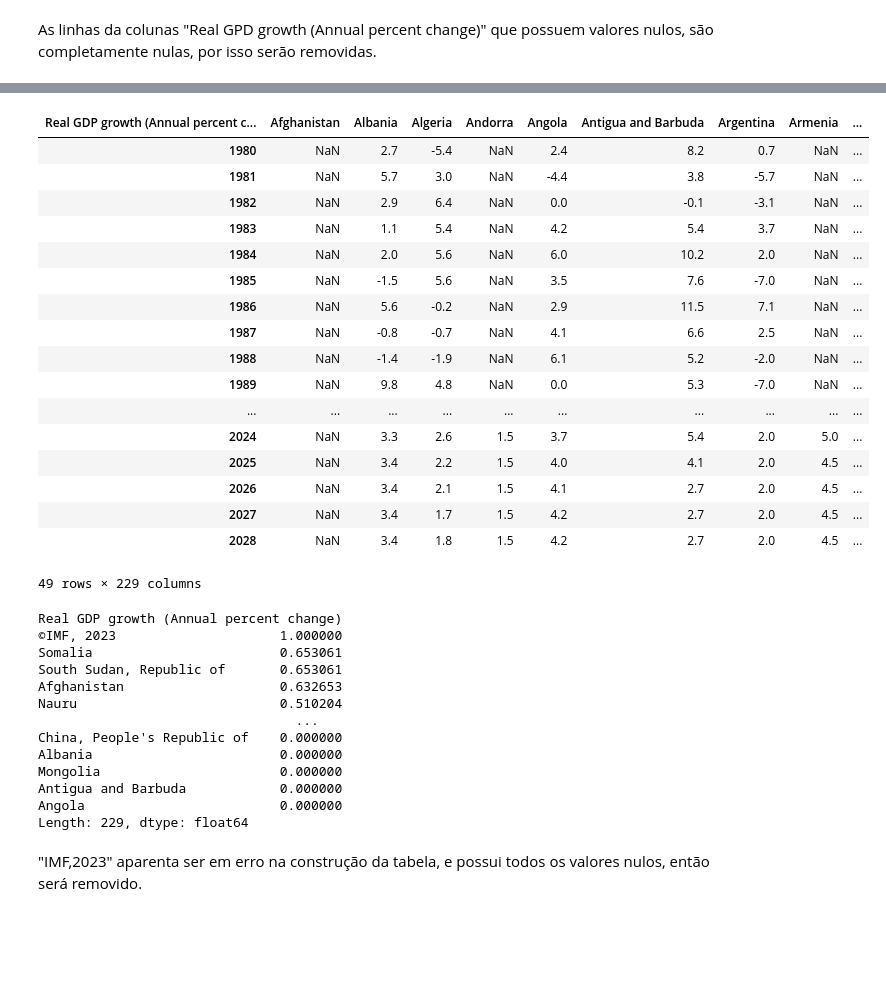
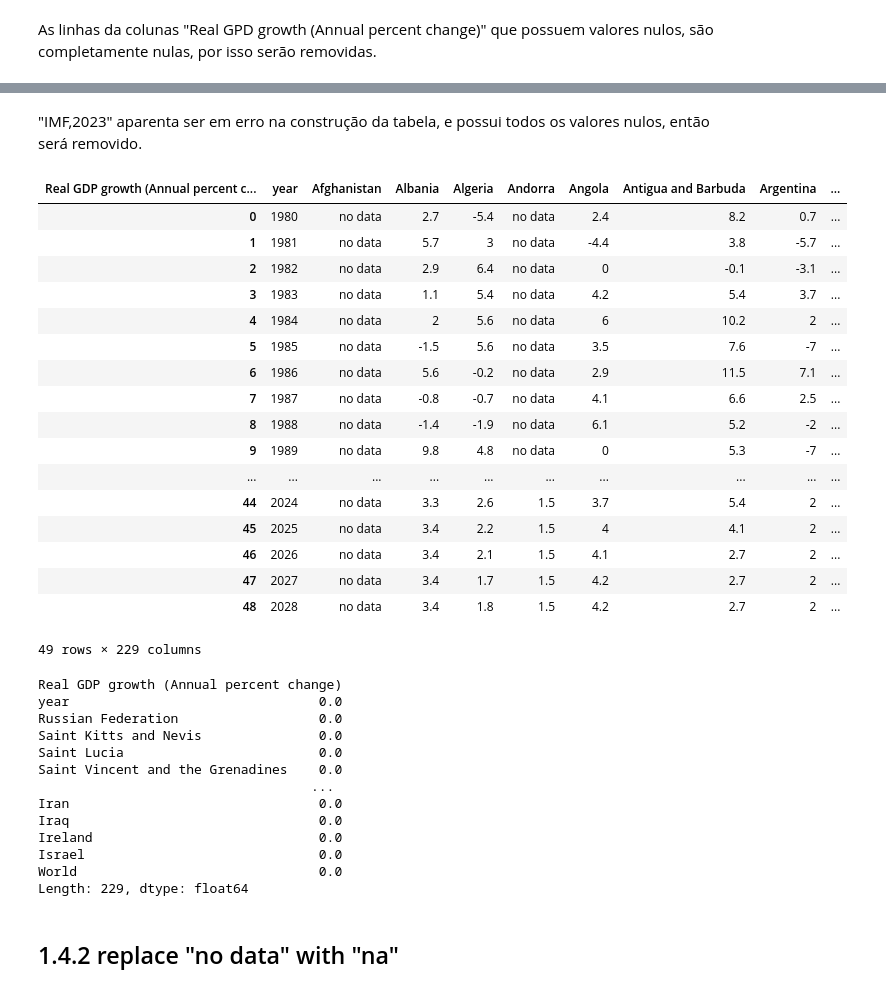
Before and after one commit to lavinomenezes/Desafio_DS_Series_Temporais, a Jupyter notebook: notebooks/desafio_ds_v01_data_description.ipynb, the cells around one changed output, grey strips where cells are left out. Saved outputs shown, nothing was run; the diff lists cells and outputs as text; code cells hidden in the pictures; blank space fills up the shorter version.

```diff
--- a/notebooks/desafio_ds_v01_data_description.ipynb
+++ b/notebooks/desafio_ds_v01_data_description.ipynb
@@ -93,47 +191,53 @@ df1
 | 228 | World | 2.1 | 1.9 | 0.7 | 2.6 | 4.6 | 3.6 | 3.6 | 3.9 | 4.7 | ... |
 | 230 | ©IMF, 2023 | NaN | NaN | NaN | NaN | NaN | NaN | NaN | NaN | NaN | ... |
 229 rows × 50 columns
+# %% [markdown]
+"IMF,2023" aparenta ser em erro na construção da tabela, e possui todos os valores nulos, então será removido.
+# %%
+df1 = df1[~(df1['Real GDP growth (Annual percent change)'] == '©IMF, 2023')]
 # %%
 df_11 = df1.T
 new_columns = df_11.loc["Real GDP growth (Annual percent change)"]
 df_11.columns = new_columns
 df_11 = df_11.iloc[1:]
-df_11
+df_11 = df_11.reset_index().rename(columns={"index": "year"})
+# rename index
+df_11.rename_axis(None)
 # %% [output]
-| Real GDP growth (Annual percent c... | Afghanistan | Albania | Algeria | Andorra | Angola | Antigua and Barbuda | Argentina | Armenia | ... |
-| 1980 | NaN | 2.7 | -5.4 | NaN | 2.4 | 8.2 | 0.7 | NaN | ... |
-| 1981 | NaN | 5.7 | 3.0 | NaN | -4.4 | 3.8 | -5.7 | NaN | ... |
-| 1982 | NaN | 2.9 | 6.4 | NaN | 0.0 | -0.1 | -3.1 | NaN | ... |
-| 1983 | NaN | 1.1 | 5.4 | NaN | 4.2 | 5.4 | 3.7 | NaN | ... |
-| 1984 | NaN | 2.0 | 5.6 | NaN | 6.0 | 10.2 | 2.0 | NaN | ... |
-| 1985 | NaN | -1.5 | 5.6 | NaN | 3.5 | 7.6 | -7.0 | NaN | ... |
-| 1986 | NaN | 5.6 | -0.2 | NaN | 2.9 | 11.5 | 7.1 | NaN | ... |
-| 1987 | NaN | -0.8 | -0.7 | NaN | 4.1 | 6.6 | 2.5 | NaN | ... |
-| 1988 | NaN | -1.4 | -1.9 | NaN | 6.1 | 5.2 | -2.0 | NaN | ... |
-| 1989 | NaN | 9.8 | 4.8 | NaN | 0.0 | 5.3 | -7.0 | NaN | ... |
+| Real GDP growth (Annual percent c... | year | Afghanistan | Albania | Algeria | Andorra | Angola | Antigua and Barbuda | Argentina | ... |
+| 0 | 1980 | no data | 2.7 | -5.4 | no data | 2.4 | 8.2 | 0.7 | ... |
+| 1 | 1981 | no data | 5.7 | 3 | no data | -4.4 | 3.8 | -5.7 | ... |
+| 2 | 1982 | no data | 2.9 | 6.4 | no data | 0 | -0.1 | -3.1 | ... |
+| 3 | 1983 | no data | 1.1 | 5.4 | no data | 4.2 | 5.4 | 3.7 | ... |
+| 4 | 1984 | no data | 2 | 5.6 | no data | 6 | 10.2 | 2 | ... |
+| 5 | 1985 | no data | -1.5 | 5.6 | no data | 3.5 | 7.6 | -7 | ... |
+| 6 | 1986 | no data | 5.6 | -0.2 | no data | 2.9 | 11.5 | 7.1 | ... |
+| 7 | 1987 | no data | -0.8 | -0.7 | no data | 4.1 | 6.6 | 2.5 | ... |
+| 8 | 1988 | no data | -1.4 | -1.9 | no data | 6.1 | 5.2 | -2 | ... |
+| 9 | 1989 | no data | 9.8 | 4.8 | no data | 0 | 5.3 | -7 | ... |
 | ... | ... | ... | ... | ... | ... | ... | ... | ... | ... |
-| 2024 | NaN | 3.3 | 2.6 | 1.5 | 3.7 | 5.4 | 2.0 | 5.0 | ... |
-| 2025 | NaN | 3.4 | 2.2 | 1.5 | 4.0 | 4.1 | 2.0 | 4.5 | ... |
-| 2026 | NaN | 3.4 | 2.1 | 1.5 | 4.1 | 2.7 | 2.0 | 4.5 | ... |
-| 2027 | NaN | 3.4 | 1.7 | 1.5 | 4.2 | 2.7 | 2.0 | 4.5 | ... |
-| 2028 | NaN | 3.4 | 1.8 | 1.5 | 4.2 | 2.7 | 2.0 | 4.5 | ... |
+| 44 | 2024 | no data | 3.3 | 2.6 | 1.5 | 3.7 | 5.4 | 2 | ... |
+| 45 | 2025 | no data | 3.4 | 2.2 | 1.5 | 4 | 4.1 | 2 | ... |
+| 46 | 2026 | no data | 3.4 | 2.1 | 1.5 | 4.1 | 2.7 | 2 | ... |
+| 47 | 2027 | no data | 3.4 | 1.7 | 1.5 | 4.2 | 2.7 | 2 | ... |
+| 48 | 2028 | no data | 3.4 | 1.8 | 1.5 | 4.2 | 2.7 | 2 | ... |
 49 rows × 229 columns
 # %%
 check_na = df_11.isnull().sum().sort_values(ascending=False) / df_11.shape[0]
 check_na
 # %% [output]
 Real GDP growth (Annual percent change)
-©IMF, 2023                     1.000000
-Somalia                        0.653061
-South Sudan, Republic of       0.653061
-Afghanistan                    0.632653
-Nauru                          0.510204
-                                 ...
-China, People's Republic of    0.000000
-Albania                        0.000000
-Mongolia                       0.000000
-Antigua and Barbuda            0.000000
-Angola                         0.000000
+year                                0.0
+Russian Federation                  0.0
+Saint Kitts and Nevis               0.0
+Saint Lucia                         0.0
+Saint Vincent and the Grenadines    0.0
+                                   ...
+Iran                                0.0
+Iraq                                0.0
+Ireland                             0.0
+Israel                              0.0
+World                               0.0
 Length: 229, dtype: float64
-# %% [markdown]
-"IMF,2023" aparenta ser em erro na construção da tabela, e possui todos os valores nulos, então será removido.
+# %% [markdown]
+## 1.4.2 replace "no data" with "na"
```
Also changed, not shown: parts of 37 cells of this notebook.
